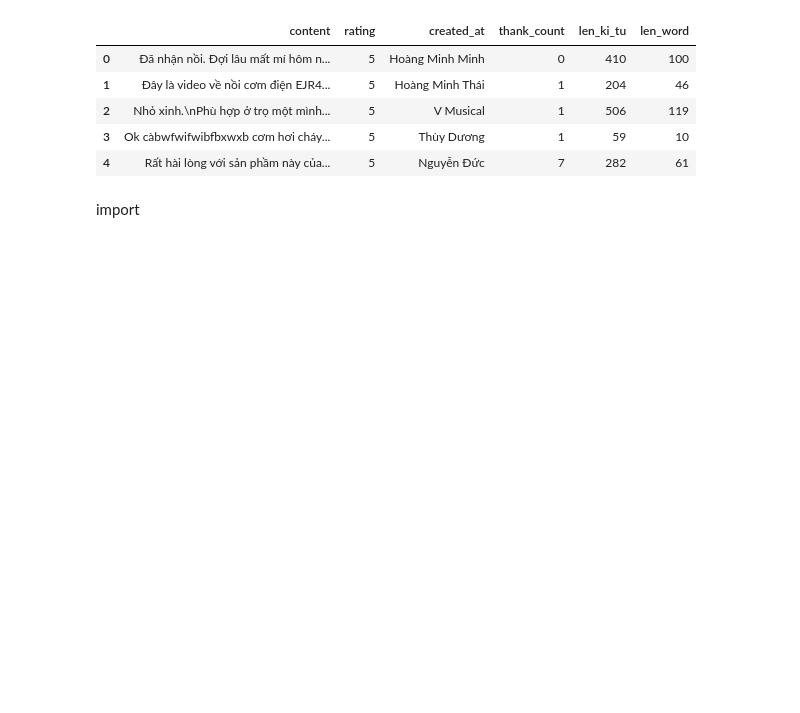
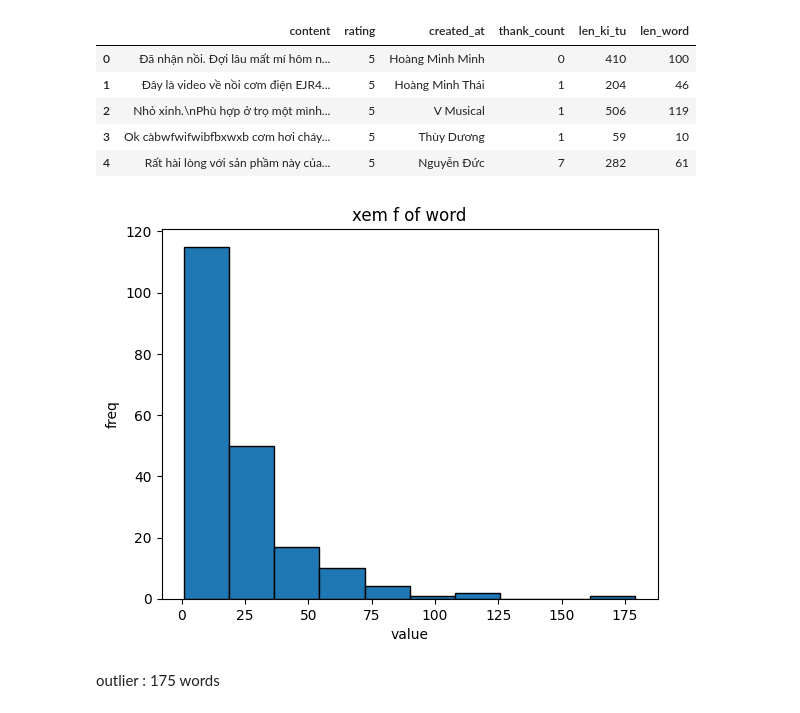
Before and after one commit to BaoMyTH/customer-support-classification, a Jupyter notebook: notebooks/baomy.ipynb, the cells around one changed output. Drawn from its saved outputs; the diff is of its cells as text; code cells hidden in the pictures; blank space fills up the shorter version.

```diff
--- a/notebooks/baomy.ipynb
+++ b/notebooks/baomy.ipynb
@@ -1,4 +1,4 @@
 # %%
 import pandas as pd
 
-df = pd.read_csv(r"C:\Users\admin\Desktop\Git_p\customer-support-classification\data_raw\Baomy_tiki.csv")
+df_lb1 = pd.read_csv(r"C:\Users\admin\Desktop\Git_p\customer-support-classification\data_raw\labeled_Baomy_tiki.csv")
@@ -30,5 +110,15 @@ df.head()
 | 2 | Nhỏ xinh.\nPhù hợp ở trọ một mình... | 5 | V Musical | 1 | 506 | 119 |
 | 3 | Ok càbwfwifwibfbxwxb cơm hơi cháy... | 5 | Thùy Dương | 1 | 59 | 10 |
 | 4 | Rất hài lòng với sản phầm này của... | 5 | Nguyễn Đức | 7 | 282 | 61 |
-# %% [markdown]
-import
+# %%
+import matplotlib.pyplot as plt
+
+plt.hist(df["len_word"], edgecolor = 'black')
+plt.xlabel("value")
+plt.ylabel("freq")
+plt.title("xem f of word")
+plt.show()
+# %% [output]
+[figure, added]
+# %% [markdown]
+outlier : 175 words
```
Also changed, not shown: parts of 13 cells of this notebook.
